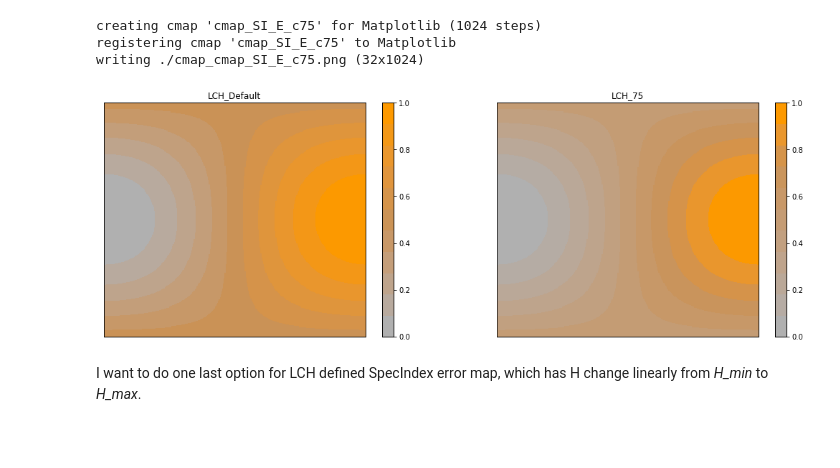
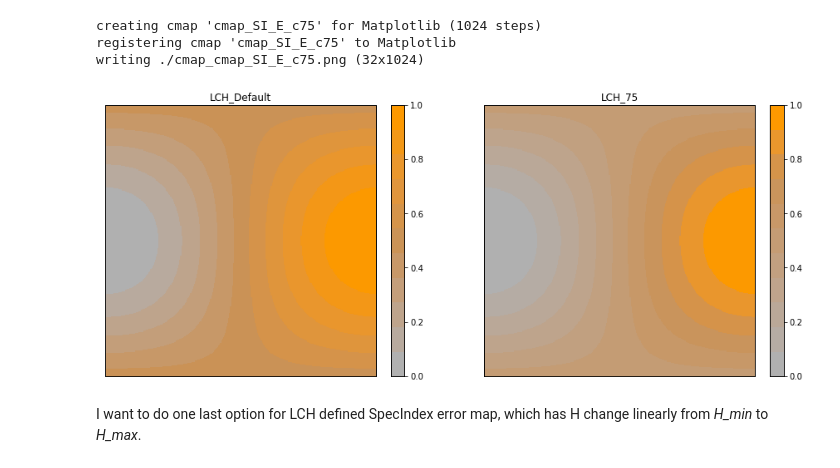
Before and after one commit to mlarichardson/CosmosCanvas, a Jupyter notebook: DebugSpecIndex_Error.ipynb, the cells around one changed output. Saved outputs shown, nothing was run; the diff lists cells and outputs as text; code cells hidden in the pictures; blank space fills up the shorter version.

```diff
--- a/DebugSpecIndex_Error.ipynb
+++ b/DebugSpecIndex_Error.ipynb
@@ -113,10 +115,10 @@ maps.make_cmap_segmented(LCH_x,LCH_y,name=name_c75,modes=['clip'],targets=['mpl'
 creating cmap 'cmap_SI_E_c75' for Matplotlib (1024 steps)
 registering cmap 'cmap_SI_E_c75' to Matplotlib
 writing ./cmap_cmap_SI_E_c75.png (32x1024)
-# %%
-spx.test_cmap_showme_compare(name_c1,name_c75,0,1,nsteps=11,t1="LCH_Default",t2="LCH_75")
-# %% [output]
-[figure, removed]
+# %%
+maps.test_cmaps(names=[name_c1,name_c75],titles=["LCH_Default","LCH_75"],nsteps=[nsteps]*2,subplots=(1,2),figsize=figsize_2,fname="")
+# %% [output]
+[figure, added]
 # %%
 # Feel free to play around with this here
 # %% [markdown]
```
Also changed, not shown: parts of 7 cells of this notebook, 3 other files.
